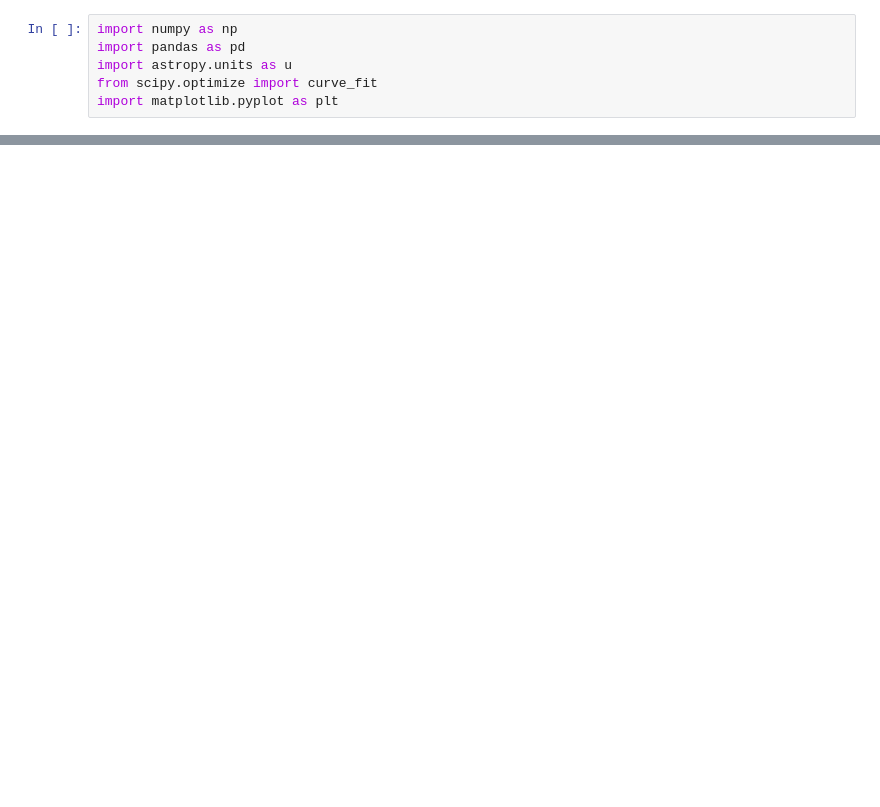
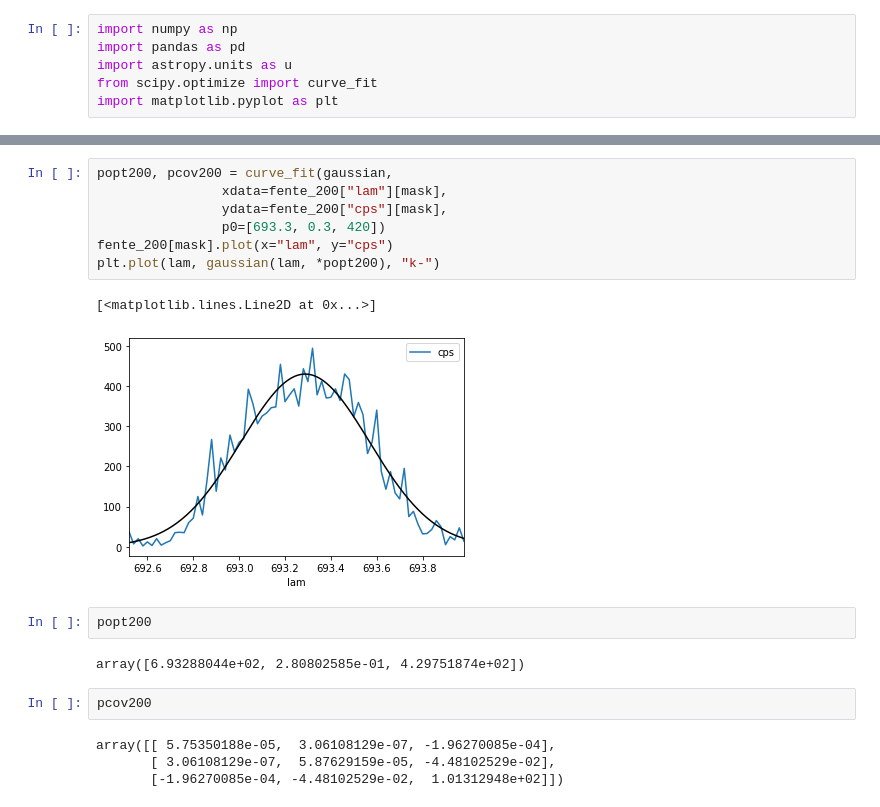
Before and after one commit to AlexandreAdam/Optic_Experiments, a Jupyter notebook: Lab/Raman_Scattering/visulisations.ipynb, the cells around one changed output, grey strips where cells are left out. Saved outputs shown, nothing was run; the diff lists cells and outputs as text; blank space fills up the shorter version.

```diff
--- a/Lab/Raman_Scattering/visulisations.ipynb
+++ b/Lab/Raman_Scattering/visulisations.ipynb
@@ -45,0 +98,20 @@ plt.plot(lam, y_estimated, "k-")
+# %%
+popt200, pcov200 = curve_fit(gaussian,
+                xdata=fente_200["lam"][mask],
+                ydata=fente_200["cps"][mask],
+                p0=[693.3, 0.3, 420])
+fente_200[mask].plot(x="lam", y="cps")
+plt.plot(lam, gaussian(lam, *popt200), "k-")
+# %% [output]
+[<matplotlib.lines.Line2D at 0x...>]
+[figure, added]
+# %%
+popt200
+# %% [output]
+array([6.93288044e+02, 2.80802585e-01, 4.29751874e+02])
+# %%
+pcov200
+# %% [output]
+array([[ 5.75350188e-05,  3.06108129e-07, -1.96270085e-04],
+       [ 3.06108129e-07,  5.87629159e-05, -4.48102529e-02],
+       [-1.96270085e-04, -4.48102529e-02,  1.01312948e+02]])
```
Also changed, not shown: parts of 18 cells of this notebook, 2 other files.
